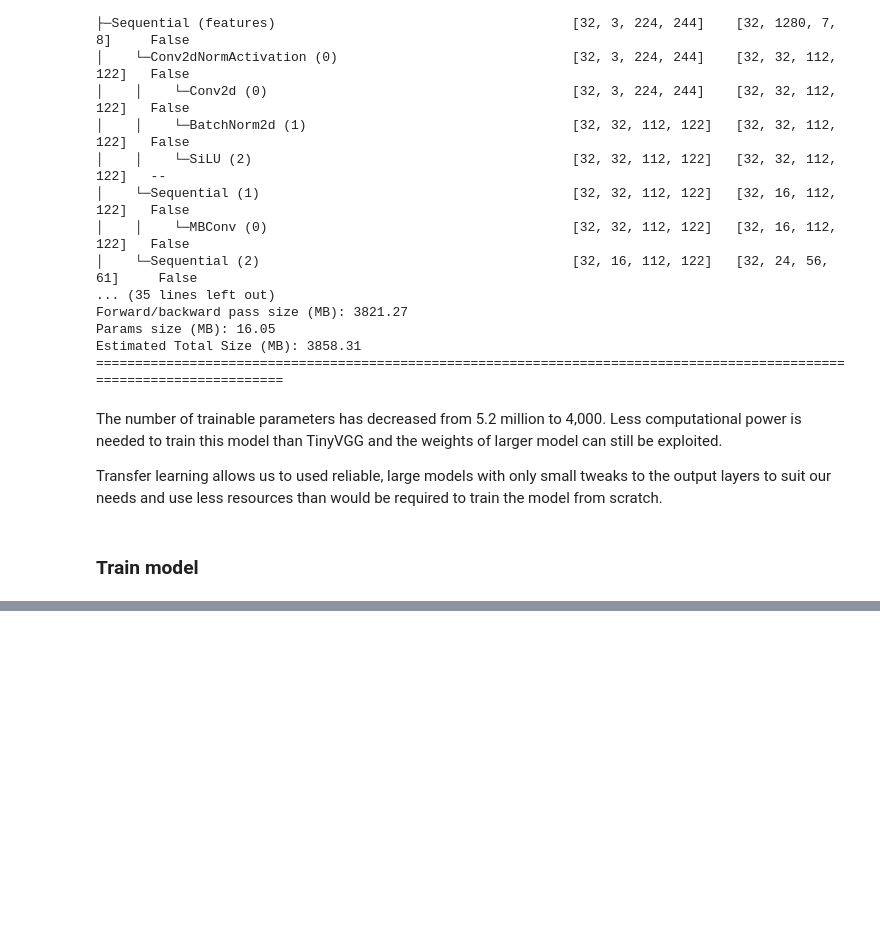
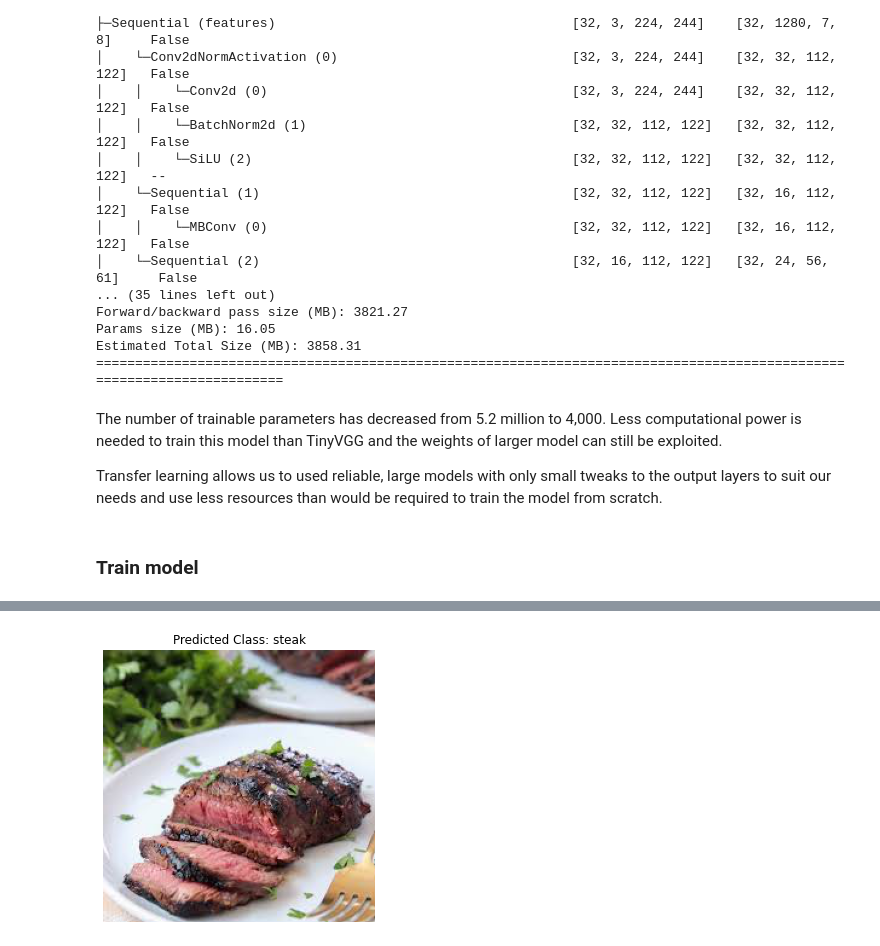
Before and after one commit to torrhen/pytorch_miscellaneous, a Jupyter notebook: 06_pytorch_transfer_learning.ipynb, the cells around one changed output, grey strips where cells are left out. Cells and saved outputs as stored; diff of their text form; code cells hidden in the pictures; blank space fills up the shorter version.

```diff
--- a/06_pytorch_transfer_learning.ipynb
+++ b/06_pytorch_transfer_learning.ipynb
@@ -230,0 +250,41 @@ Epoch: 5 | train_loss: 0.6219 | train_acc: 0.7656 | test_loss: 0.6246 | test_acc
+# %%
+from typing import List, Tuple
+from PIL import Image
+
+# predict and display the class label for a single image
+def pred_and_plot_image(model: nn.Module,
+                        class_names: List[str],
+                        image_path: str,
+                        image_size: Tuple[int, int] = (244, 244),
+                        transform: torchvision.transforms = None,
+                        device: torch.device = device):
+
+  # open image from file path using PIL
+  img = Image.open(image_path)
+
+  # set the transforms to apply to the data used to train the model
+  if transform is not None:
+    image_transform = transform
+  else:
+    image_transform = auto_transforms # auto transforms found using torchvision.models
+
+  # allocate to device
+  model.to(device)
+
+  # turn off gradient tracking and other training functionality
+  model.eval()
+  with torch.inference_mode():
+    # apply transforms, add single batch dimension and allocate to device
+    transformed_img = image_transform(img).unsqueeze(dim=0).to(device)
+
+    # pass input through model and store logit output
+    pred_logit = model(transformed_img)
+  # calculate numerical class label
+  pred_label = torch.argmax(torch.softmax(pred_logit, dim=1), dim=1)
+  # index the set of class names to get the predicted string label
+  pred_class = class_names[pred_label]
+
+  plt.figure(figsize=(5,5))
+  plt.imshow(img)
+  plt.title(f"Predicted Class: {pred_class}")
+  plt.axis(False)
@@ -230,0 +304,6 @@ Epoch: 5 | train_loss: 0.6219 | train_acc: 0.7656 | test_loss: 0.6246 | test_acc
+# %%
+# predict on custom image
+custom_image_path = data_path / "steak.jpeg"
+pred_and_plot_image(model, class_names, custom_image_path)
+# %% [output]
+[figure, added]
```
Also changed, not shown: parts of 7 cells of this notebook.
